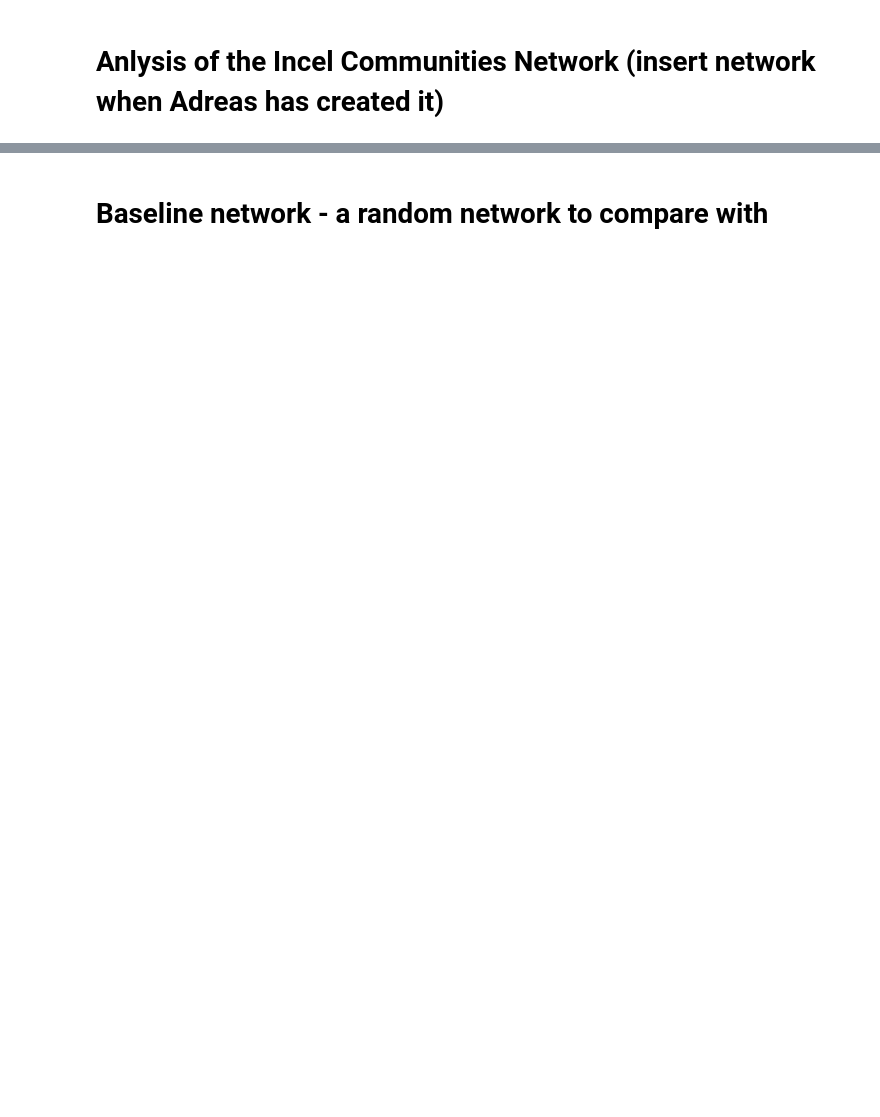
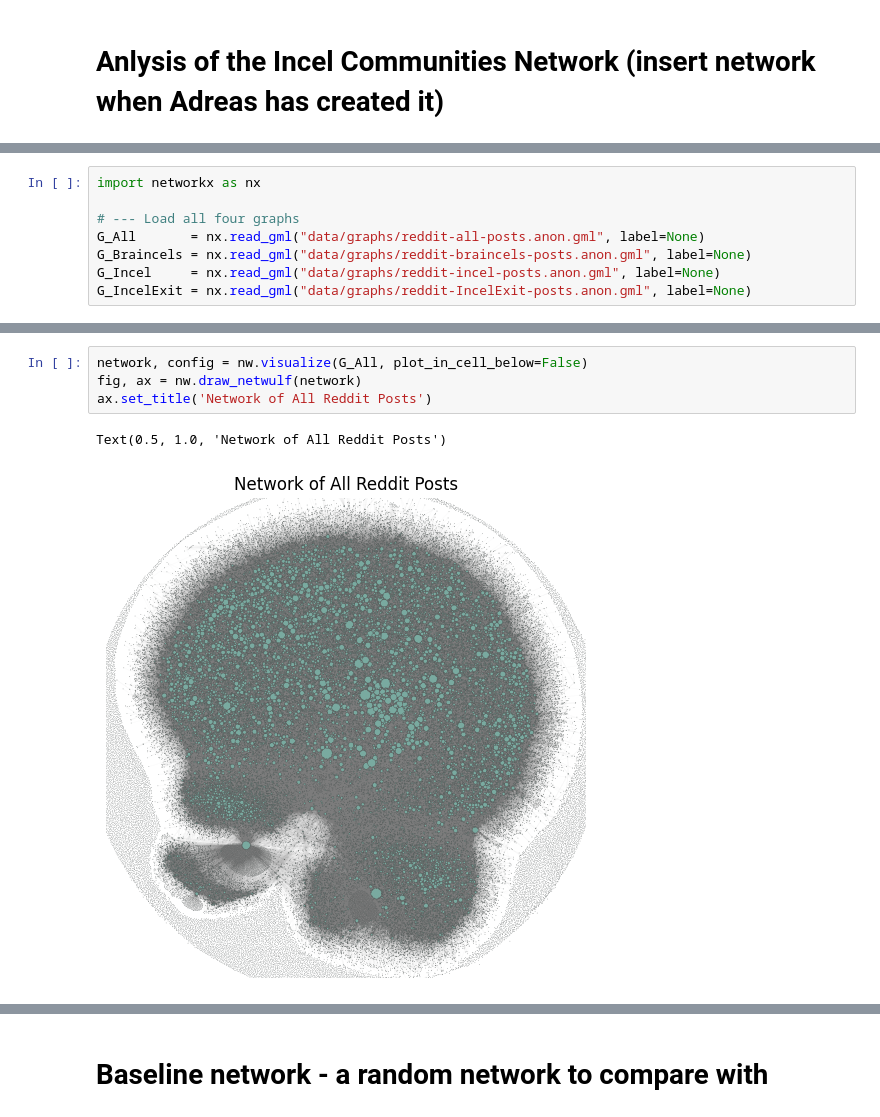
Before and after one commit to KarolineKlan/ctfds_project, a Jupyter notebook: NetworkAnalysis.ipynb, the cells around one changed output, grey strips where cells are left out. Drawn from its saved outputs; the diff is of its cells as text; blank space fills up the shorter version.

Commit message:
load analysis with images

```diff
--- a/NetworkAnalysis.ipynb
+++ b/NetworkAnalysis.ipynb
@@ -38,0 +21,8 @@ Is the graph fully connected: False
+# %%
+import networkx as nx
+
+# --- Load all four graphs
+G_All       = nx.read_gml("data/graphs/reddit-all-posts.anon.gml", label=None)
+G_Braincels = nx.read_gml("data/graphs/reddit-braincels-posts.anon.gml", label=None)
+G_Incel     = nx.read_gml("data/graphs/reddit-incel-posts.anon.gml", label=None)
+G_IncelExit = nx.read_gml("data/graphs/reddit-IncelExit-posts.anon.gml", label=None)
@@ -38,0 +73,7 @@ Is the graph fully connected: False
+# %%
+network, config = nw.visualize(G_All, plot_in_cell_below=False)
+fig, ax = nw.draw_netwulf(network)
+ax.set_title('Network of All Reddit Posts')
+# %% [output]
+Text(0.5, 1.0, 'Network of All Reddit Posts')
+[figure, added]
```
Also changed, not shown: parts of 24 cells of this notebook.
